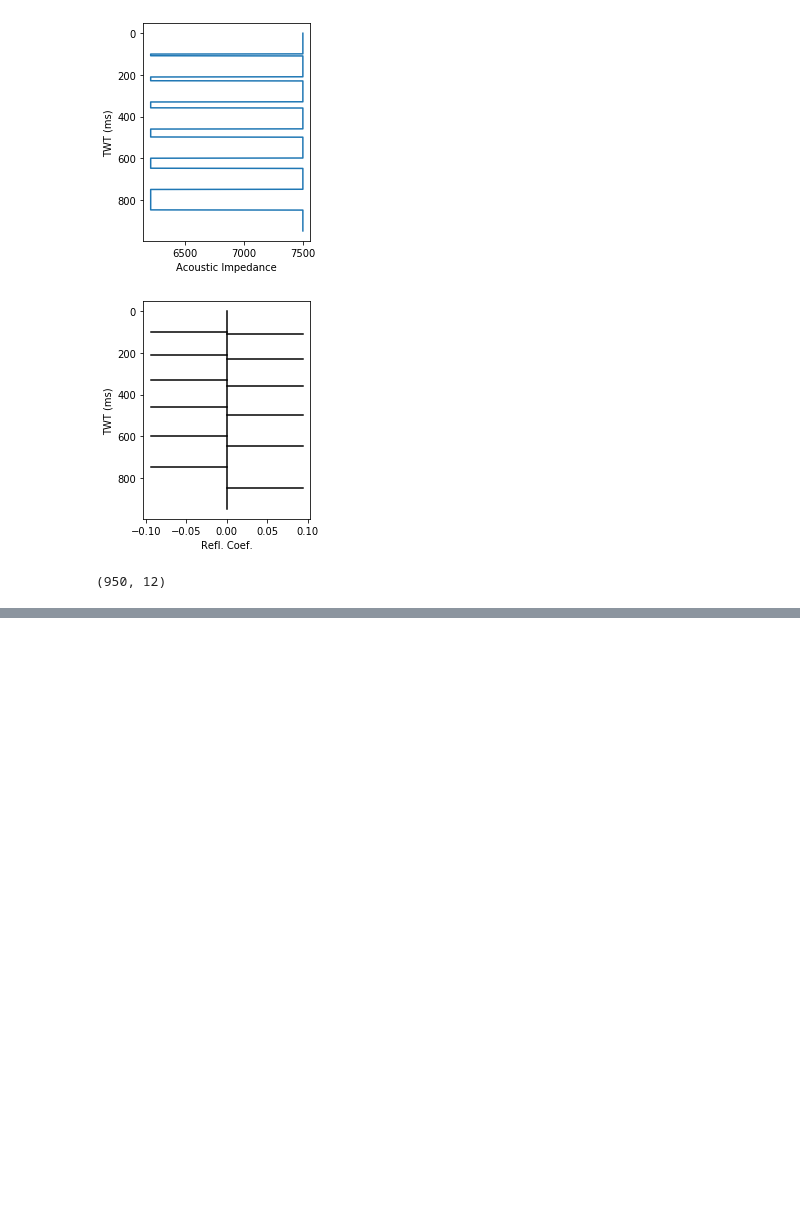
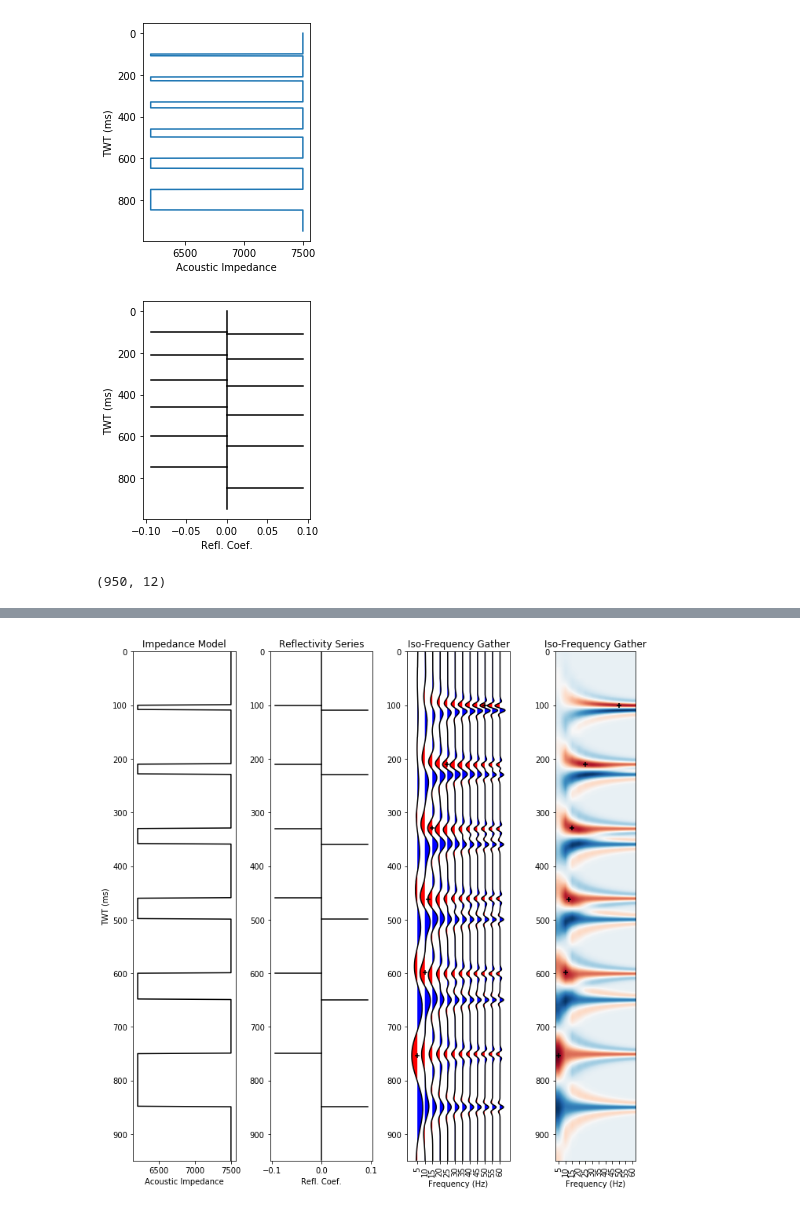
Before and after one commit to bdowdell/flask_pyseistuned, a Jupyter notebook: nb/image_plots.ipynb, the cells around one changed output, grey strips where cells are left out. Saved outputs shown, nothing was run; the diff lists cells and outputs as text; code cells hidden in the pictures; blank space fills up the shorter version.

```diff
--- a/nb/image_plots.ipynb
+++ b/nb/image_plots.ipynb
@@ -554,0 +570,61 @@ np.where(iso_freq_gather == np.amin(iso_freq_gather, axis=0))
+# %%
+tuning_idxs = np.array([754, 599, 462, 329, 210, 100])
+tuning_freqs = np.array([5, 10, 12, 15, 25, 50])
+# %%
+ifg_min = np.min(iso_freq_gather)
+ifg_max = np.max(iso_freq_gather)
+d_ifg = ifg_max - ifg_min
+
+dx = 5
+
+fig = plt.figure(figsize=(10,10))
+
+ax1 = fig.add_subplot(141)
+ax1.plot(imp_trace, z, 'k')
+ax1.set_xlabel('Acoustic Impedance')
+ax1.set_ylabel('TWT (ms)')
+ax1.set_title('Impedance Model')
+ax1.set_yticks(range(0,1000,100))
+ax1.set_ylim(0,950)
+ax1.invert_yaxis()
+
+ax2 = fig.add_subplot(142, sharey=ax1)
+ax2.plot(np.zeros(rc_trace.shape), z, 'k')
+for i,_ in enumerate(rc_trace):
+    if rc_trace[i] < 0:
+        rc_x = [rc_trace[i], 0]
+        rc_y = [i, i]
+        ax2.plot(rc_x, rc_y, 'k')
+    elif rc_trace[i] > 0:
+        rc_x = [0, rc_trace[i]]
+        rc_y = [i, i]
+        ax2.plot(rc_x, rc_y, 'k')
+ax2.set_xlabel('Refl. Coef.')
+ax2.set_title('Reflectivity Series')
+
+ax3 = fig.add_subplot(143, sharey=ax1)
+for i, trace in enumerate(iso_freq_gather.transpose()):
+    tr = (((trace - ifg_min)/d_ifg) - 0.5)*dx*1.5
+    x = i*dx + 5
+    ax3.plot((x + tr), z, 'k')
+    ax3.fill_betweenx(z, x, (x + tr), where=tr>=0, facecolor='blue')
+    ax3.fill_betweenx(z, x, (x + tr), where=tr<=0, facecolor='red')
+ax3.scatter(tuning_freqs, tuning_idxs, marker='+', color='k')
+ax3.set_xlabel('Frequency (Hz)')
+ax3.set_xticks(range(5,65,5))
+ax3.xaxis.set_tick_params(rotation=90)
+ax3.set_title('Iso-Frequency Gather')
+
+ax4 = fig.add_subplot(144, sharey=ax1)
+ax4.imshow(iso_freq_gather, cmap='RdBu', aspect=0.08, interpolation='bilinear')
+ax4.scatter([0, 1, 1.5, 2, 4, 9], tuning_idxs, marker='+', color='k')
+ax4.set_xticks(range(0,12))
+ax4.set_xticklabels(range(5,65,5))
+ax4.xaxis.set_tick_params(rotation=90)
+ax4.set_xlabel('Frequency (Hz)')
+ax4.set_title('Iso-Frequency Gather')
+
+plt.tight_layout()
+plt.savefig('../pyseistuned/static/img/isofreq_gather.png', dpi=300, edgecolor='k')
+# %% [output]
+[figure, added]
```
Also changed, not shown: parts of 10 cells of this notebook.
